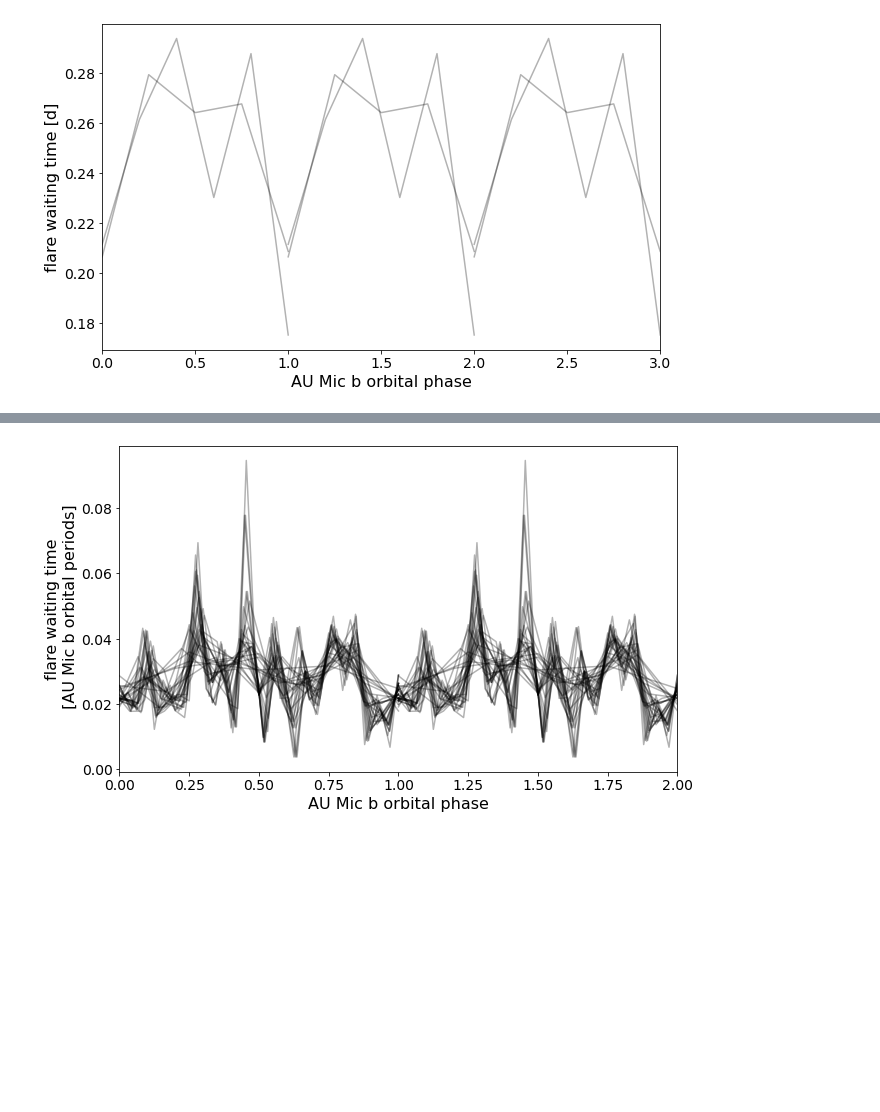
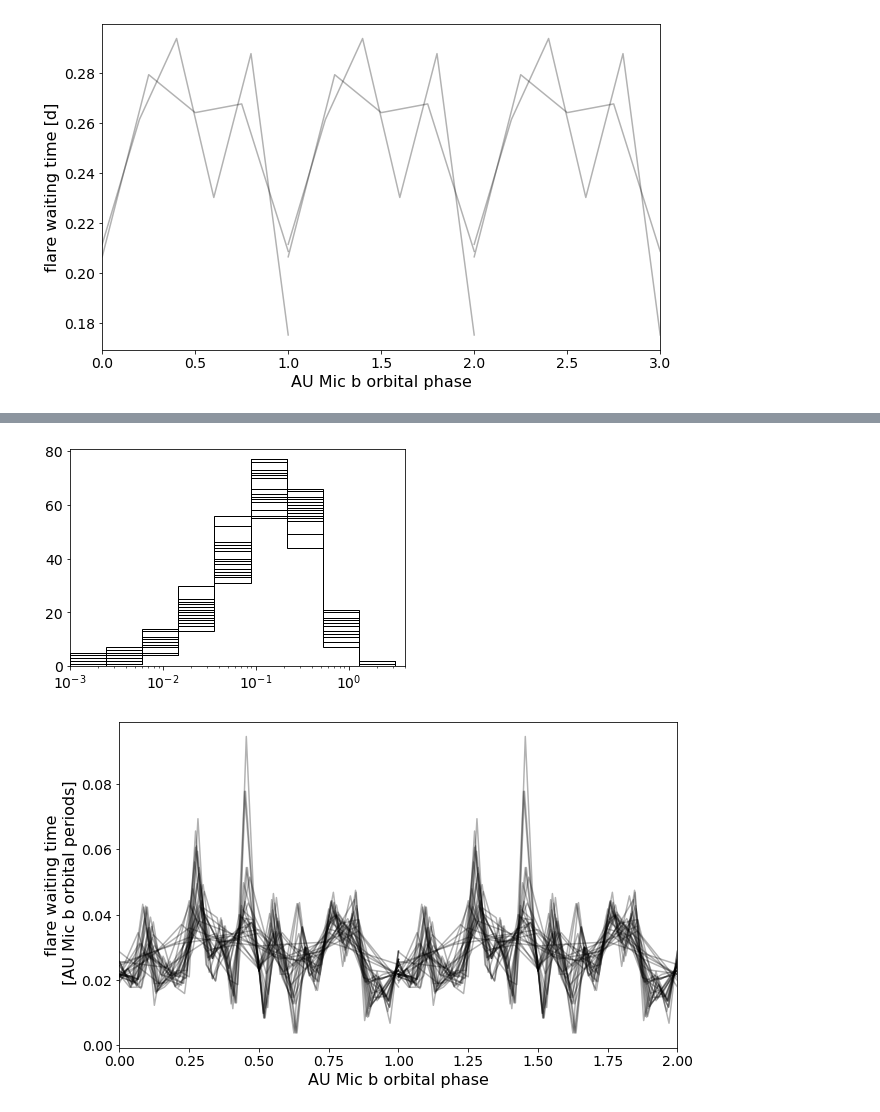
Before and after one commit to ekaterinailin/flaring-spi, a Jupyter notebook: notebooks/AU_Mic_waiting_times.ipynb, the cells around one changed output, grey strips where cells are left out. Cells and saved outputs as stored; diff of their text form; code cells hidden in the pictures; blank space fills up the shorter version.

```diff
--- a/notebooks/AU_Mic_waiting_times.ipynb
+++ b/notebooks/AU_Mic_waiting_times.ipynb
@@ -61,3 +72,11 @@ plt.xlabel("AU Mic b orbital phase");
+# %%
+# w = wt[wt.dt<50]
+for i in range(20):
+    plt.hist(np.random.exponential(0.2, size=215), bins=np.logspace(-3,.5,10), edgecolor="k", histtype="step")
+plt.xlim(0.001,4)
+plt.xscale("log");
+# %% [output]
+[figure, added]
 # %%
 
 plt.figure(figsize=(10,6))
```
Also changed, not shown: parts of 1 cell of this notebook, 8 other files.
